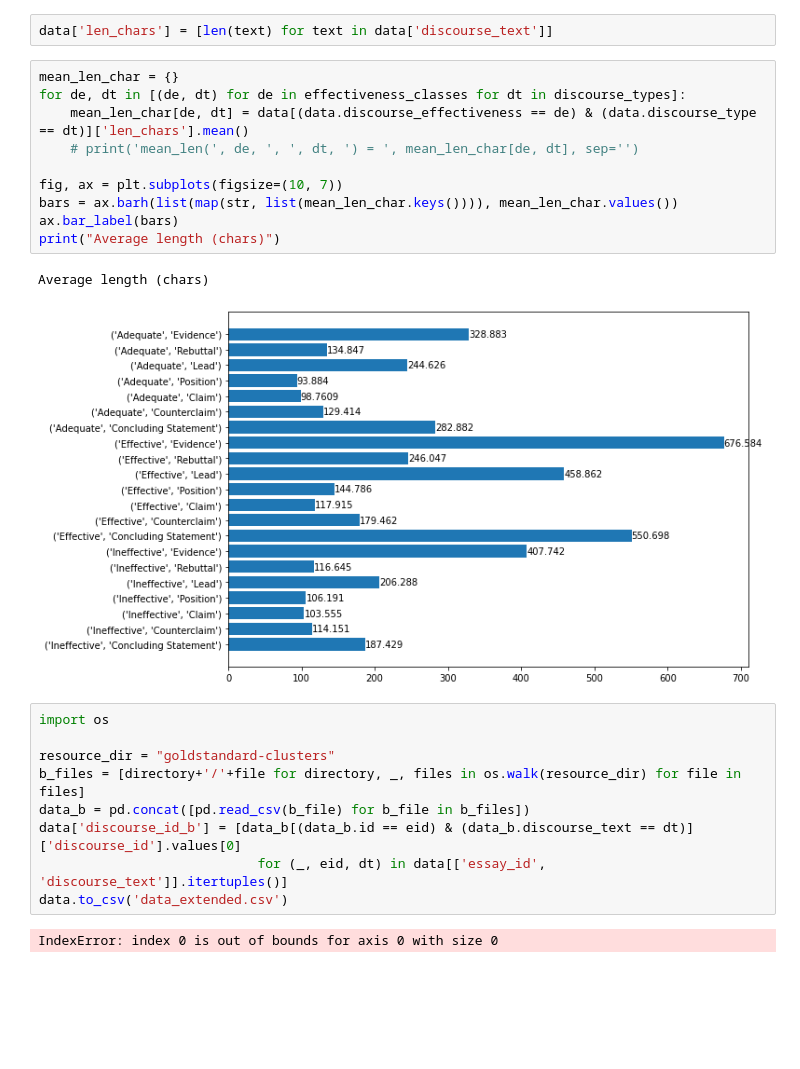
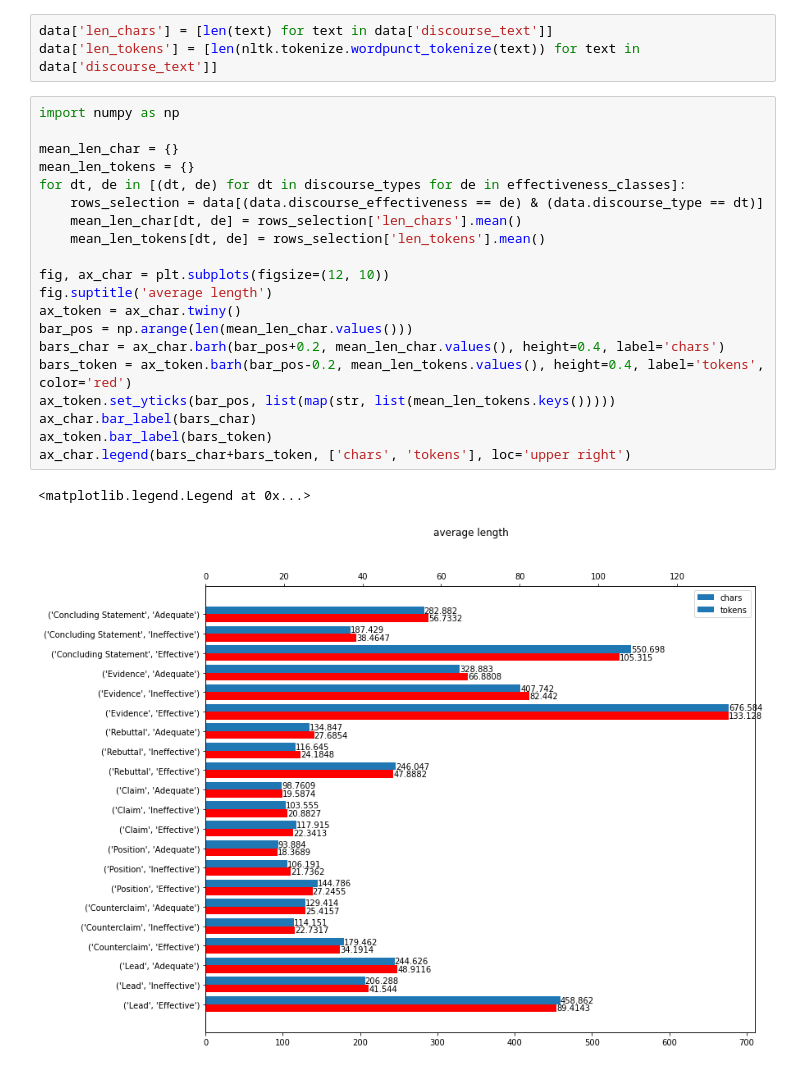
Before and after one commit to FinnLB/KagglePEA22_2, a Jupyter notebook: length_distributions.ipynb, the cells around one changed output. Saved outputs shown, nothing was run; the diff lists cells and outputs as text; blank space fills up the shorter version.

Commit message:
average length tokens

```diff
--- a/length_distributions.ipynb
+++ b/length_distributions.ipynb
@@ -23,26 +25,26 @@ for i, dt in enumerate(discourse_types):
 # %%
 data['len_chars'] = [len(text) for text in data['discourse_text']]
+data['len_tokens'] = [len(nltk.tokenize.wordpunct_tokenize(text)) for text in data['discourse_text']]
-# %%
-mean_len_char = {}
-for de, dt in [(de, dt) for de in effectiveness_classes for dt in discourse_types]:
-    mean_len_char[de, dt] = data[(data.discourse_effectiveness == de) & (data.discourse_type == dt)]['len_chars'].mean()
-    # print('mean_len(', de, ', ', dt, ') = ', mean_len_char[de, dt], sep='')
-
-fig, ax = plt.subplots(figsize=(10, 7))
-bars = ax.barh(list(map(str, list(mean_len_char.keys()))), mean_len_char.values())
-ax.bar_label(bars)
-print("Average length (chars)")
-# %% [output]
-Average length (chars)
-[figure, removed]
-# %%
-import os
-
-resource_dir = "goldstandard-clusters"
-b_files = [directory+'/'+file for directory, _, files in os.walk(resource_dir) for file in files]
-data_b = pd.concat([pd.read_csv(b_file) for b_file in b_files])
-data['discourse_id_b'] = [data_b[(data_b.id == eid) & (data_b.discourse_text == dt)]['discourse_id'].values[0]
-                            for (_, eid, dt) in data[['essay_id', 'discourse_text']].itertuples()]
-data.to_csv('data_extended.csv')
-# %% [output]
-IndexError: index 0 is out of bounds for axis 0 with size 0
+# %%
+import numpy as np
+
+mean_len_char = {}
+mean_len_tokens = {}
+for dt, de in [(dt, de) for dt in discourse_types for de in effectiveness_classes]:
+    rows_selection = data[(data.discourse_effectiveness == de) & (data.discourse_type == dt)]
+    mean_len_char[dt, de] = rows_selection['len_chars'].mean()
+    mean_len_tokens[dt, de] = rows_selection['len_tokens'].mean()
+
+fig, ax_char = plt.subplots(figsize=(12, 10))
+fig.suptitle('average length')
+ax_token = ax_char.twiny()
+bar_pos = np.arange(len(mean_len_char.values()))
+bars_char = ax_char.barh(bar_pos+0.2, mean_len_char.values(), height=0.4, label='chars')
+bars_token = ax_token.barh(bar_pos-0.2, mean_len_tokens.values(), height=0.4, label='tokens', color='red')
+ax_token.set_yticks(bar_pos, list(map(str, list(mean_len_tokens.keys()))))
+ax_char.bar_label(bars_char)
+ax_token.bar_label(bars_token)
+ax_char.legend(bars_char+bars_token, ['chars', 'tokens'], loc='upper right')
+# %% [output]
+<matplotlib.legend.Legend at 0x...>
+[figure, added]
```
Also changed, not shown: parts of 1 cell of this notebook, 1 other file.
